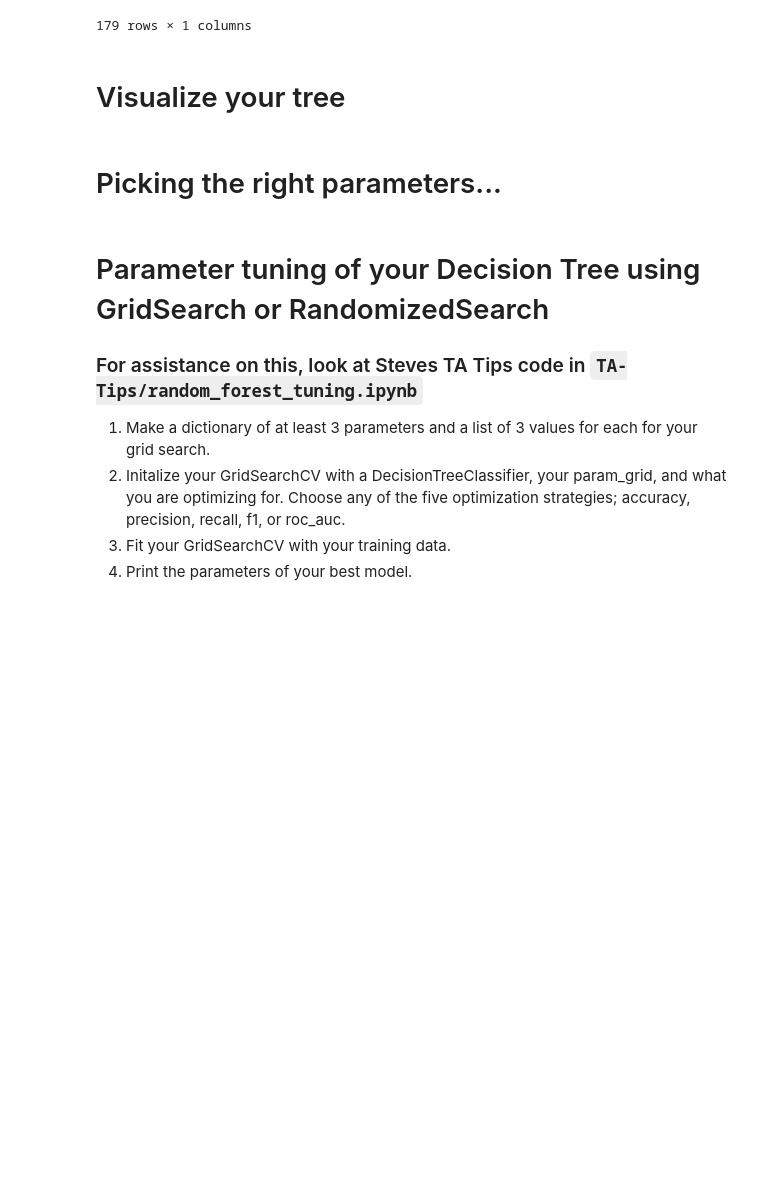
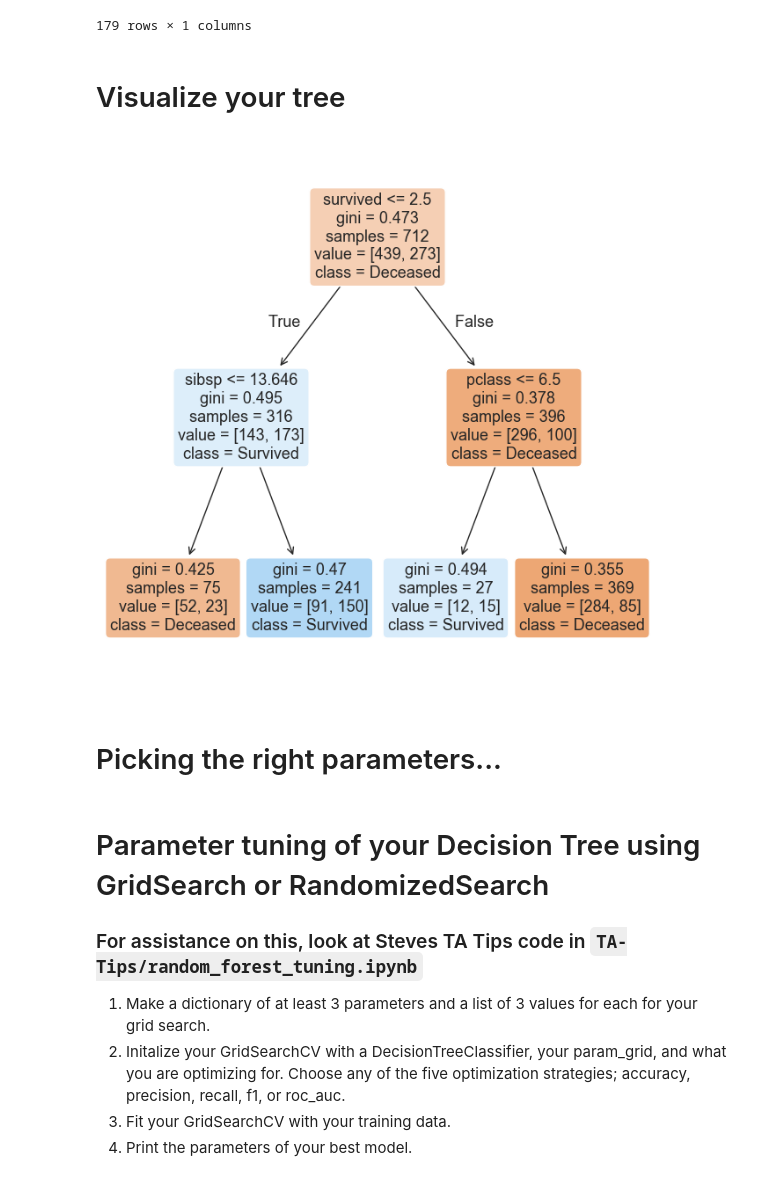
Before and after one commit to availe/CTP-Data-Science, a Jupyter notebook: Week-08-Decision-Trees-n-Random-Forest/Exercise-RD.ipynb, the cells around one changed output. Saved outputs shown, nothing was run; the diff lists cells and outputs as text; code cells hidden in the pictures; blank space fills up the shorter version.

Commit message:
tree_plot

```diff
--- a/Week-08-Decision-Trees-n-Random-Forest/Exercise-RD.ipynb
+++ b/Week-08-Decision-Trees-n-Random-Forest/Exercise-RD.ipynb
@@ -206,6 +207,11 @@ AUC Score: 0.742622
 179 rows × 1 columns
 # %% [markdown]
 # Visualize your tree
+# %%
+plt.figure(figsize=(8, 8))
+plot_tree(model, feature_names=selected_features, class_names=["Deceased", "Survived"], filled=True, rounded=True);
+# %% [output]
+[figure, added]
 # %% [markdown]
 # Picking the right parameters...
 # %% [markdown]
```
Also changed, not shown: parts of 1 cell of this notebook.
